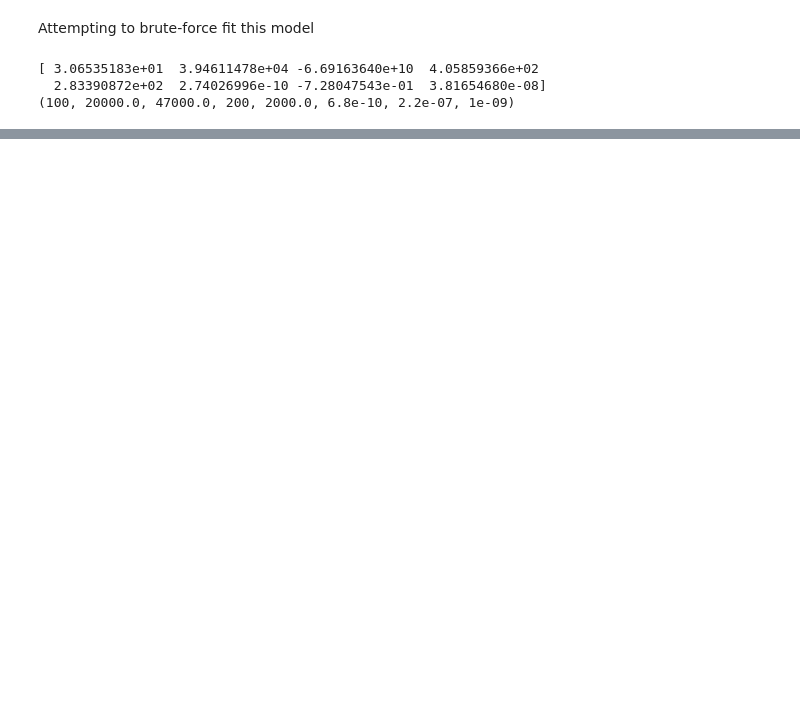
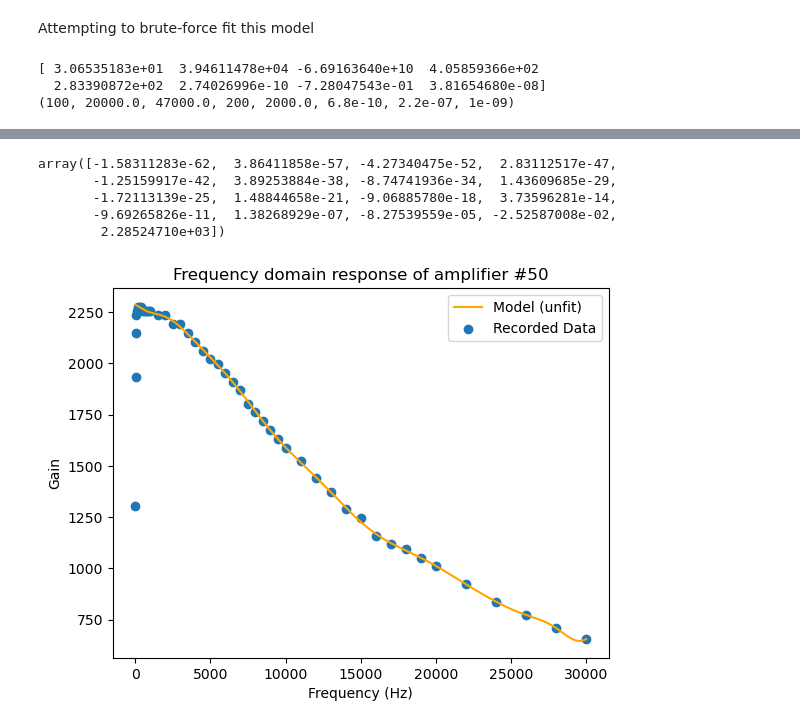
Before and after one commit to Atzphere/309-Pool, a Jupyter notebook: notebooks/amplifier.ipynb, the cells around one changed output, grey strips where cells are left out. Drawn from its saved outputs; the diff is of its cells as text; code cells hidden in the pictures; blank space fills up the shorter version.

```diff
--- a/notebooks/amplifier.ipynb
+++ b/notebooks/amplifier.ipynb
@@ -71,0 +92,19 @@ print(measured_params)
+# %%
+pfun = np.poly1d(poly)
+pprint(poly)
+fig, ax = plt.subplots()
+ax.plot(frequency_domain, pfun(frequency_domain), label="Model (unfit)", c="orange")
+ax.scatter(data[:,0], data[:,4], label="Recorded Data")
+ax.set_title("Frequency domain response of amplifier #50")
+ax.set_xlabel("Frequency (Hz)")
+ax.set_ylabel("Gain")
+ax.legend()
+
+plt.show()
+# %% [output]
+array([-1.58311283e-62,  3.86411858e-57, -4.27340475e-52,  2.83112517e-47,
+       -1.25159917e-42,  3.89253884e-38, -8.74741936e-34,  1.43609685e-29,
+       -1.72113139e-25,  1.48844658e-21, -9.06885780e-18,  3.73596281e-14,
+       -9.69265826e-11,  1.38268929e-07, -8.27539559e-05, -2.52587008e-02,
+        2.28524710e+03])
+[figure, added]
```
Also changed, not shown: parts of 4 cells of this notebook, 10 other files.
